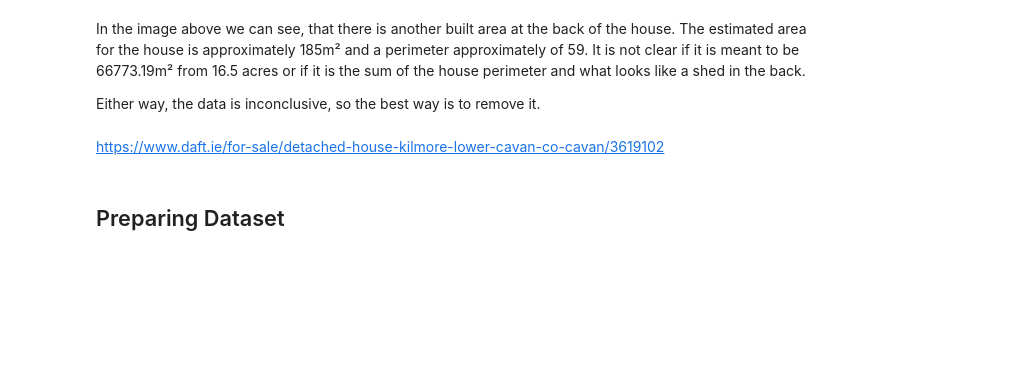
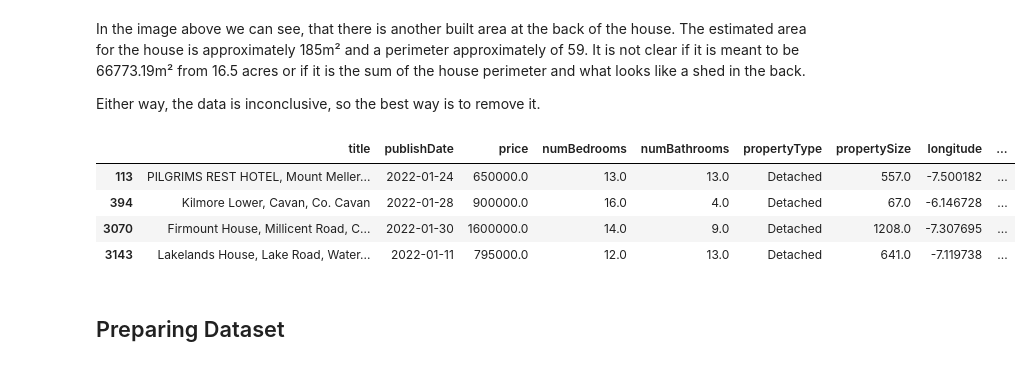
Before and after one commit to raulFuzita/cct-4-year, a Jupyter notebook: problem_solving_for_industry.ipynb, the cells around one changed output. Saved outputs shown, nothing was run; the diff lists cells and outputs as text; code cells hidden in the pictures; blank space fills up the shorter version.

```diff
--- a/problem_solving_for_industry.ipynb
+++ b/problem_solving_for_industry.ipynb
@@ -231,8 +231,16 @@ We can find the description of that property on Daft.ie (2022). According to the
 In the image above we can see, that there is another built area at the back of the house. The estimated area for the house is approximately 185m² and a perimeter approximately of 59. It is not clear if it is meant to be 66773.19m² from 16.5 acres or if it is the sum of the house perimeter and what looks like a shed in the back.
 
 Either way, the data is inconclusive, so the best way is to remove it.
-# %% [markdown]
-https://www.daft.ie/for-sale/detached-house-kilmore-lower-cavan-co-cavan/3619102
+# %%
+df[df.index == 404] = np.nan
+df.dropna(inplace=True)
+df[df['numBedrooms'] > 10]
+# %% [output]
+|  | title | publishDate | price | numBedrooms | numBathrooms | propertyType | propertySize | longitude | ... |
+| 113 | PILGRIMS REST HOTEL, Mount Meller... | 2022-01-24 | 650000.0 | 13.0 | 13.0 | Detached | 557.0 | -7.500182 | ... |
+| 394 | Kilmore Lower, Cavan, Co. Cavan | 2022-01-28 | 900000.0 | 16.0 | 4.0 | Detached | 67.0 | -6.146728 | ... |
+| 3070 | Firmount House, Millicent Road, C... | 2022-01-30 | 1600000.0 | 14.0 | 9.0 | Detached | 1208.0 | -7.307695 | ... |
+| 3143 | Lakelands House, Lake Road, Water... | 2022-01-11 | 795000.0 | 12.0 | 13.0 | Detached | 641.0 | -7.119738 | ... |
 # %% [markdown]
 ## Preparing Dataset
 # %% [markdown]
```
Also changed, not shown: parts of 16 cells of this notebook.
